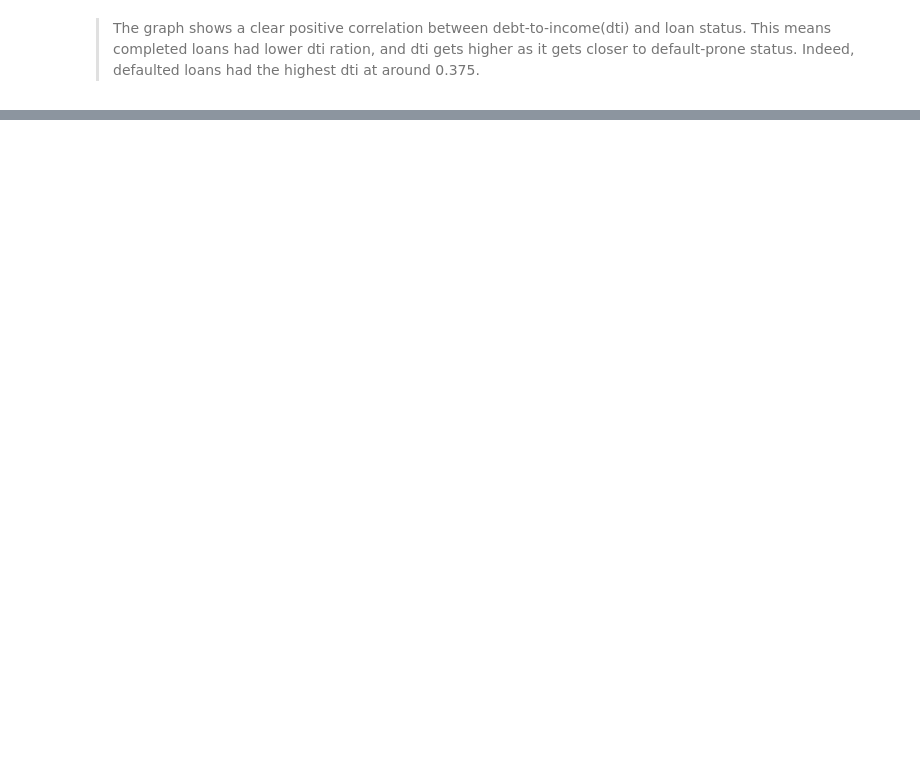
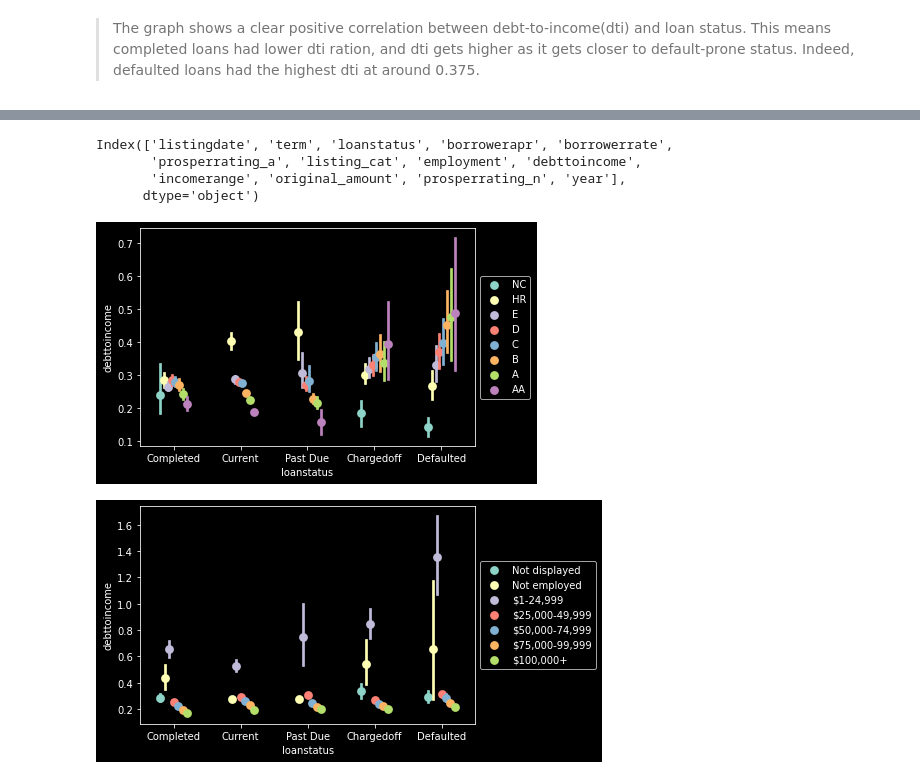
Before and after one commit to SEJUNGJENN-C/LoanData_EDA, a Jupyter notebook: prosper-loan-data-eda.ipynb, the cells around one changed output, grey strips where cells are left out. Saved outputs shown, nothing was run; the diff lists cells and outputs as text; code cells hidden in the pictures; blank space fills up the shorter version.

```diff
--- a/prosper-loan-data-eda.ipynb
+++ b/prosper-loan-data-eda.ipynb
@@ -925,0 +882,18 @@ This project showed a plausible pitfall of loan qualifying system.
+# %%
+df.columns
+# %% [output]
+Index(['listingdate', 'term', 'loanstatus', 'borrowerapr', 'borrowerrate',
+       'prosperrating_a', 'listing_cat', 'employment', 'debttoincome',
+       'incomerange', 'original_amount', 'prosperrating_n', 'year'],
+      dtype='object')
+# %%
+def pointplots(**kwargs):
+    ax = sns.pointplot(data = df, x = 'loanstatus', **kwargs, linestyles = "", dodge = 0.4)
+    ax.legend(loc = 'center left', bbox_to_anchor = (1, 0.5))
+    plt.show();
+
+pointplots(y = 'debttoincome', hue = 'prosperrating_a')
+pointplots(y = 'debttoincome', hue = 'incomerange')
+# %% [output]
+[figure, added]
+[figure, added]
```
Also changed, not shown: parts of 31 cells of this notebook.
